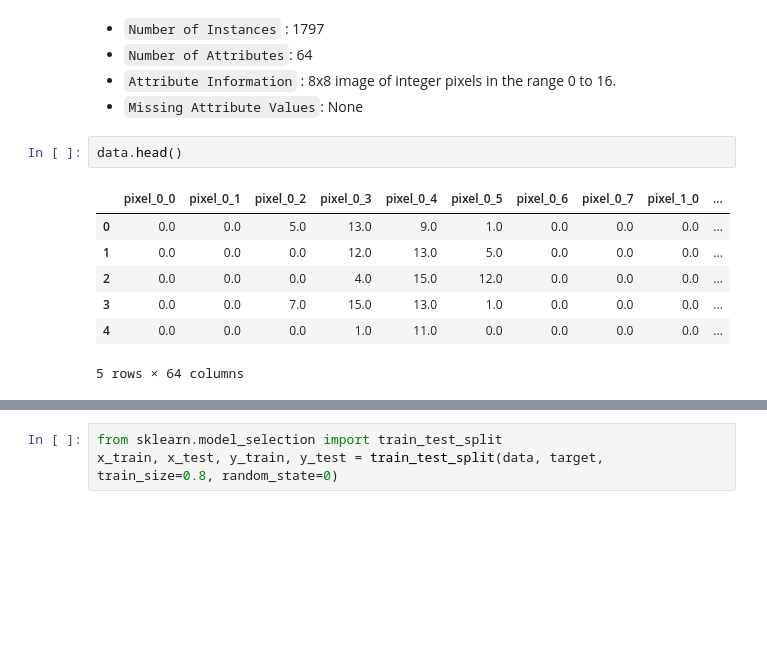
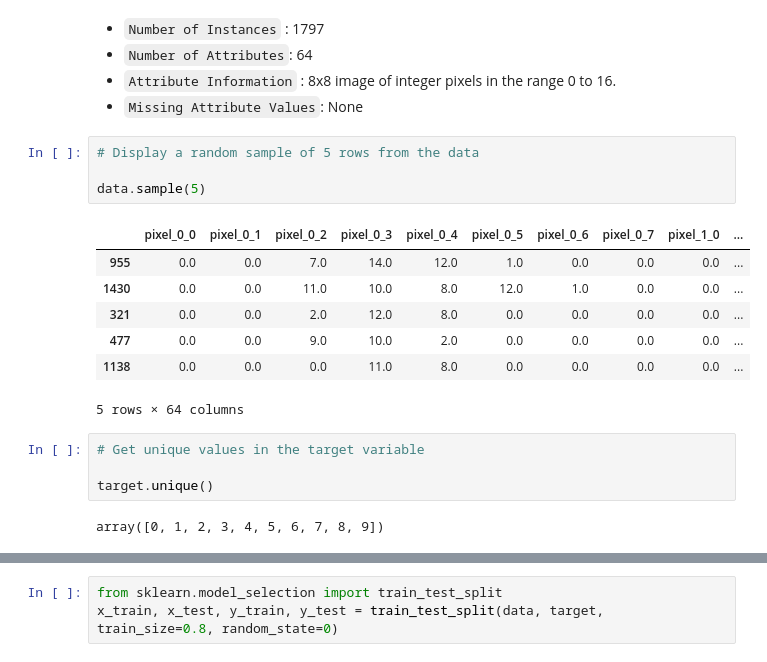
Before and after one commit to Carlos93U/sklearn_digits_predictor, a Jupyter notebook: notebooks/predict_digits.ipynb, the cells around one changed output, grey strips where cells are left out. Cells and saved outputs as stored; diff of their text form; blank space fills up the shorter version.

```diff
--- a/notebooks/predict_digits.ipynb
+++ b/notebooks/predict_digits.ipynb
@@ -32,14 +34,22 @@ data, target = load_digits(n_class=10, return_X_y=True, as_frame=True)
 - `Number of Attributes`: 64
 - `Attribute Information` : 8x8 image of integer pixels in the range 0 to 16.
 - `Missing Attribute Values`: None
-# %%
-data.head()
-# %% [output]
-|  | pixel_0_0 | pixel_0_1 | pixel_0_2 | pixel_0_3 | pixel_0_4 | pixel_0_5 | pixel_0_6 | pixel_0_7 | pixel_1_0 | ... |
-| 0 | 0.0 | 0.0 | 5.0 | 13.0 | 9.0 | 1.0 | 0.0 | 0.0 | 0.0 | ... |
-| 1 | 0.0 | 0.0 | 0.0 | 12.0 | 13.0 | 5.0 | 0.0 | 0.0 | 0.0 | ... |
-| 2 | 0.0 | 0.0 | 0.0 | 4.0 | 15.0 | 12.0 | 0.0 | 0.0 | 0.0 | ... |
-| 3 | 0.0 | 0.0 | 7.0 | 15.0 | 13.0 | 1.0 | 0.0 | 0.0 | 0.0 | ... |
-| 4 | 0.0 | 0.0 | 0.0 | 1.0 | 11.0 | 0.0 | 0.0 | 0.0 | 0.0 | ... |
-5 rows × 64 columns
+# %%
+# Display a random sample of 5 rows from the data
+
+data.sample(5)
+# %% [output]
+|  | pixel_0_0 | pixel_0_1 | pixel_0_2 | pixel_0_3 | pixel_0_4 | pixel_0_5 | pixel_0_6 | pixel_0_7 | pixel_1_0 | ... |
+| 955 | 0.0 | 0.0 | 7.0 | 14.0 | 12.0 | 1.0 | 0.0 | 0.0 | 0.0 | ... |
+| 1430 | 0.0 | 0.0 | 11.0 | 10.0 | 8.0 | 12.0 | 1.0 | 0.0 | 0.0 | ... |
+| 321 | 0.0 | 0.0 | 2.0 | 12.0 | 8.0 | 0.0 | 0.0 | 0.0 | 0.0 | ... |
+| 477 | 0.0 | 0.0 | 9.0 | 10.0 | 2.0 | 0.0 | 0.0 | 0.0 | 0.0 | ... |
+| 1138 | 0.0 | 0.0 | 0.0 | 11.0 | 8.0 | 0.0 | 0.0 | 0.0 | 0.0 | ... |
+5 rows × 64 columns
+# %%
+# Get unique values in the target variable
+
+target.unique()
+# %% [output]
+array([0, 1, 2, 3, 4, 5, 6, 7, 8, 9])
 # %%
```
Also changed, not shown: parts of 17 cells of this notebook, 2 other files.
